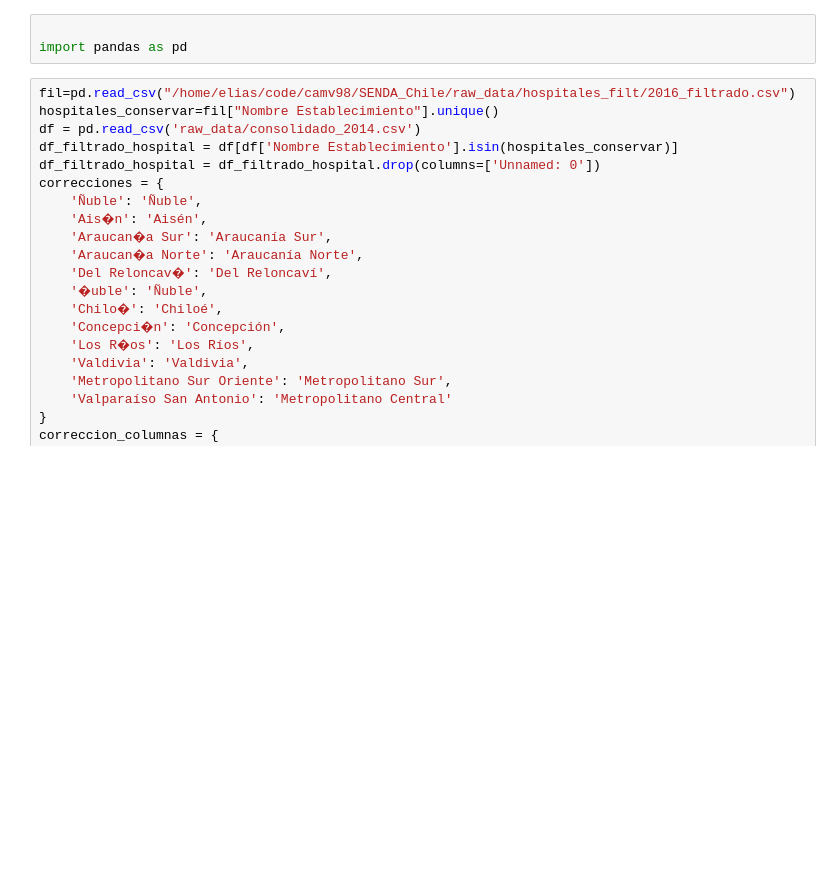
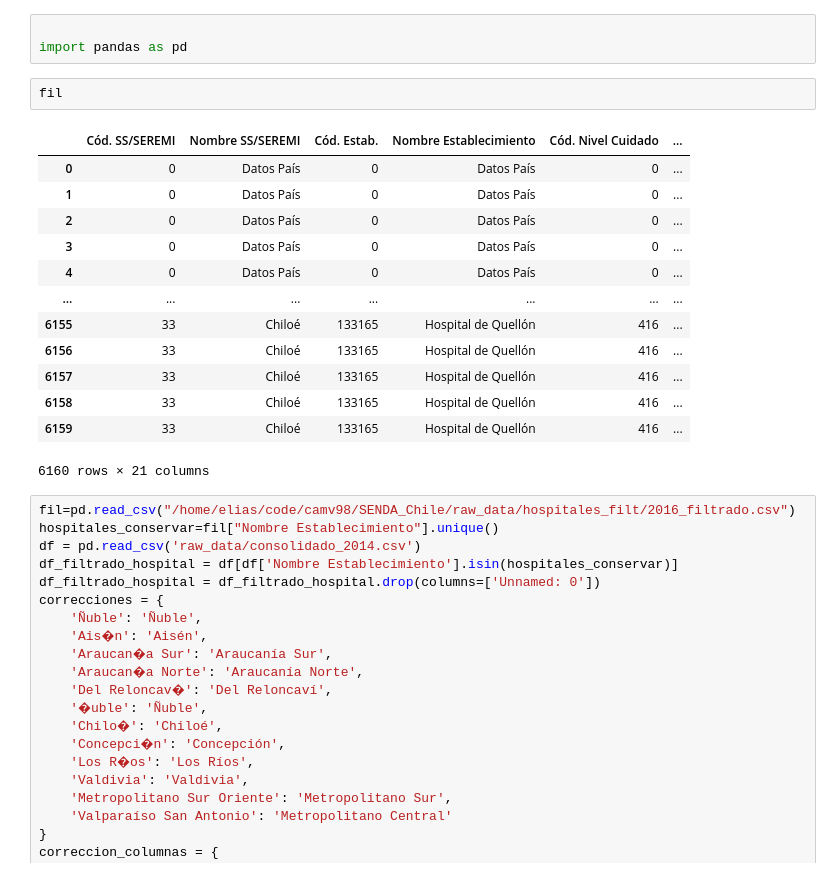
Before and after one commit to camv98/SENDA_Chile, a Jupyter notebook: Modelos_elias.ipynb, the cells around one changed output. Drawn from its saved outputs; the diff is of its cells as text; blank space fills up the shorter version.

```diff
--- a/Modelos_elias.ipynb
+++ b/Modelos_elias.ipynb
@@ -1,6 +1,22 @@
 # %%
 
 import pandas as pd
+# %%
+fil
+# %% [output]
+|  | Cód. SS/SEREMI | Nombre SS/SEREMI | Cód. Estab. | Nombre Establecimiento | Cód. Nivel Cuidado | ... |
+| 0 | 0 | Datos País | 0 | Datos País | 0 | ... |
+| 1 | 0 | Datos País | 0 | Datos País | 0 | ... |
+| 2 | 0 | Datos País | 0 | Datos País | 0 | ... |
+| 3 | 0 | Datos País | 0 | Datos País | 0 | ... |
+| 4 | 0 | Datos País | 0 | Datos País | 0 | ... |
+| ... | ... | ... | ... | ... | ... | ... |
+| 6155 | 33 | Chiloé | 133165 | Hospital de Quellón | 416 | ... |
+| 6156 | 33 | Chiloé | 133165 | Hospital de Quellón | 416 | ... |
+| 6157 | 33 | Chiloé | 133165 | Hospital de Quellón | 416 | ... |
+| 6158 | 33 | Chiloé | 133165 | Hospital de Quellón | 416 | ... |
+| 6159 | 33 | Chiloé | 133165 | Hospital de Quellón | 416 | ... |
+6160 rows × 21 columns
 # %%
 fil=pd.read_csv("/home/elias/code/camv98/SENDA_Chile/raw_data/hospitales_filt/2016_filtrado.csv")
 hospitales_conservar=fil["Nombre Establecimiento"].unique()
```
Also changed, not shown: parts of 17 cells of this notebook.
